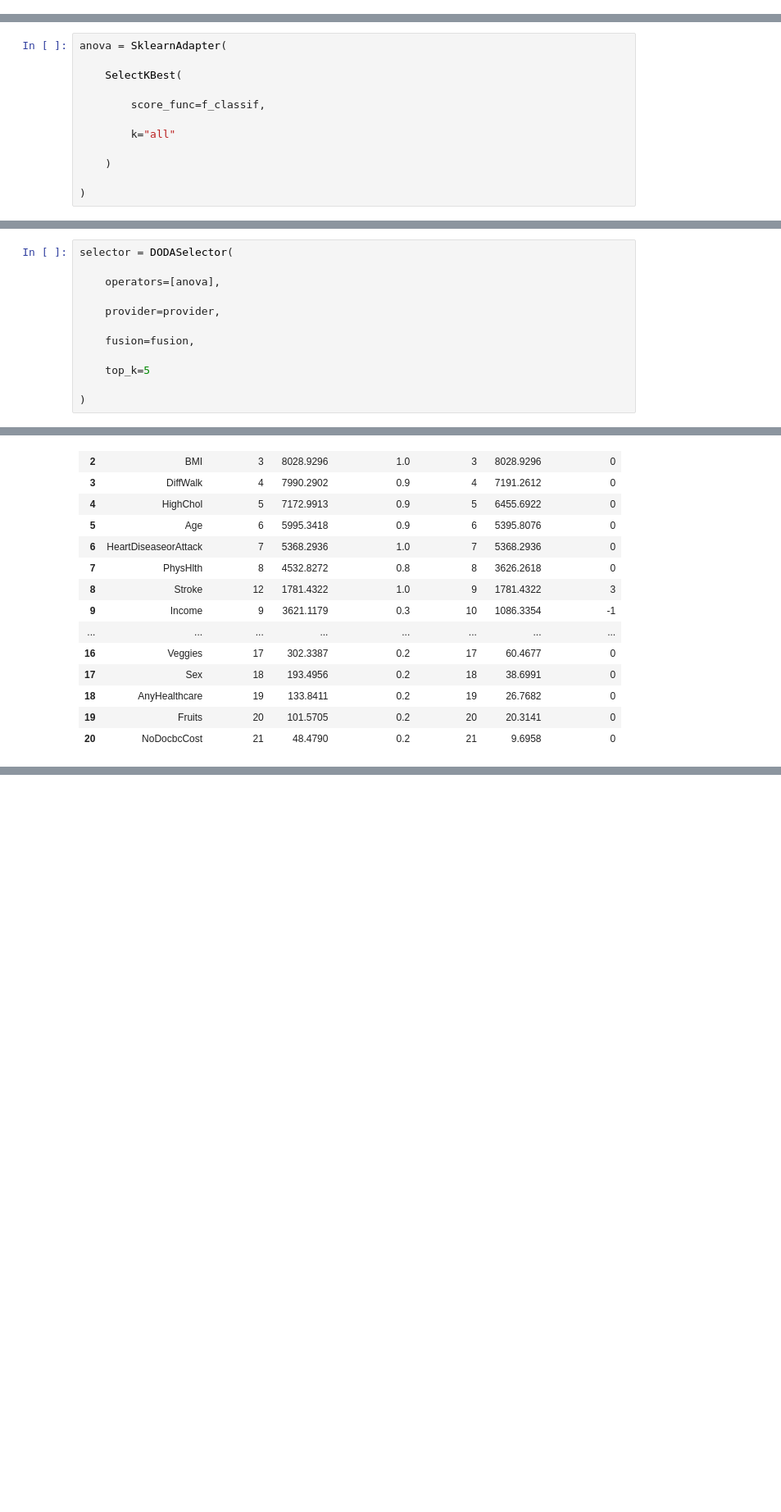
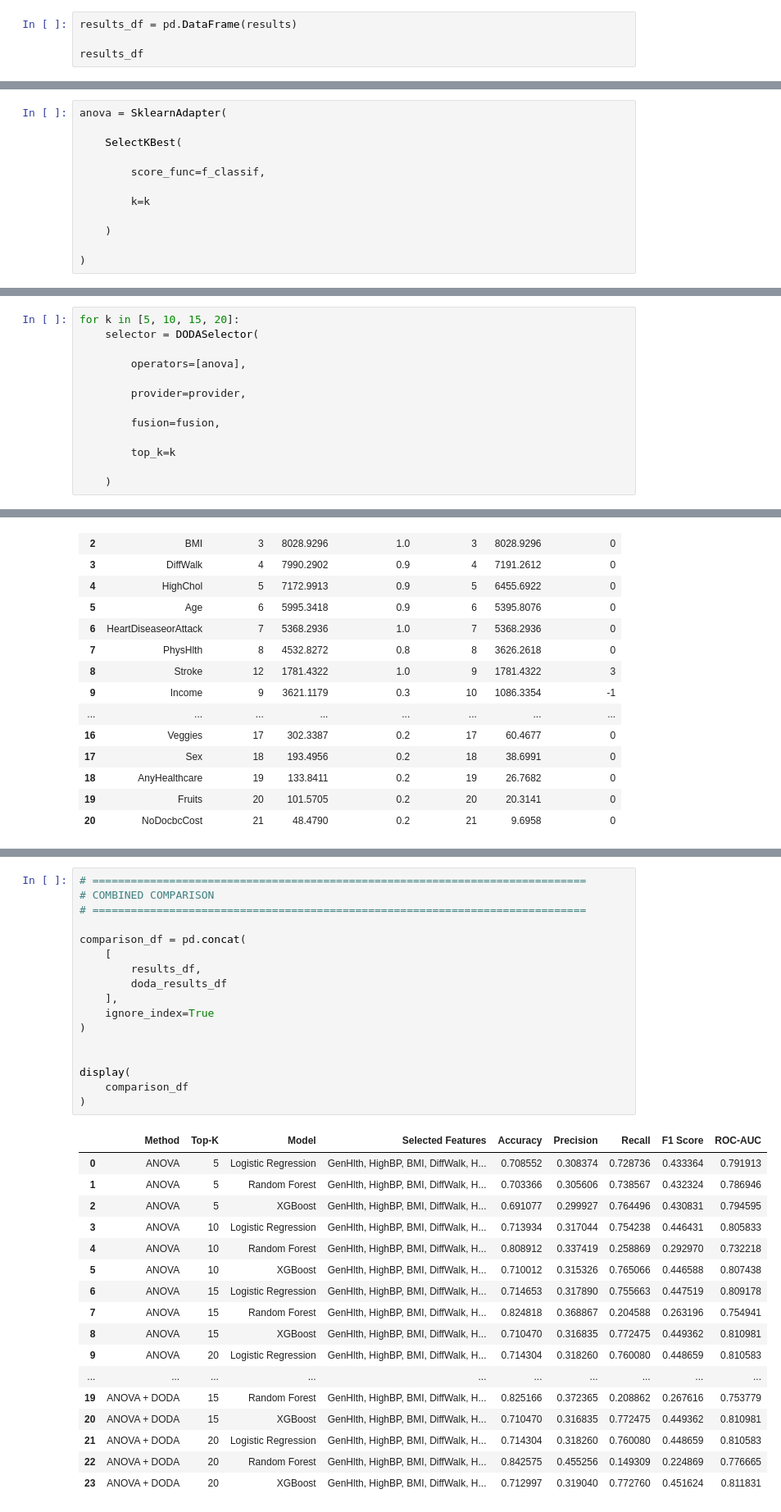
Before and after one commit to anandha-3679/msc_research, a Jupyter notebook: notebooks/anandha/Diabetes/diabetes_doda.ipynb, the cells around one changed output, grey strips where cells are left out. Shown at 82% size. Cells and saved outputs as stored; diff of their text form; blank space fills up the shorter version.

Commit message:
changed the experiment method - annova baseline experiment completed

```diff
--- a/notebooks/anandha/Diabetes/diabetes_doda.ipynb
+++ b/notebooks/anandha/Diabetes/diabetes_doda.ipynb
@@ -494,0 +683,4 @@ Scaler saved successfully
+# %%
+results_df = pd.DataFrame(results)
+
+results_df
@@ -510,7 +742,7 @@ anova = SklearnAdapter(
 
         score_func=f_classif,
 
-        k="all"
+        k=k
 
     )
 
@@ -524,17 +756,18 @@ provider = JSONProvider(
 # %%
 fusion = HadamardFusion()
 # %%
-selector = DODASelector(
+for k in [5, 10, 15, 20]:
+    selector = DODASelector(
 
-    operators=[anova],
+        operators=[anova],
 
-    provider=provider,
+        provider=provider,
 
-    fusion=fusion,
+        fusion=fusion,
 
-    top_k=5
+        top_k=k
 
-)
+    )
 # %%
 X_train_selected = selector.fit_transform(
 
@@ -708,0 +1030,35 @@ comparison
+# %%
+# =============================================================================
+# COMBINED COMPARISON
+# =============================================================================
+
+comparison_df = pd.concat(
+    [
+        results_df,
+        doda_results_df
+    ],
+    ignore_index=True
+)
+
+
+display(
+    comparison_df
+)
+# %% [output]
+|  | Method | Top-K | Model | Selected Features | Accuracy | Precision | Recall | F1 Score | ROC-AUC |
+| 0 | ANOVA | 5 | Logistic Regression | GenHlth, HighBP, BMI, DiffWalk, H... | 0.708552 | 0.308374 | 0.728736 | 0.433364 | 0.791913 |
+| 1 | ANOVA | 5 | Random Forest | GenHlth, HighBP, BMI, DiffWalk, H... | 0.703366 | 0.305606 | 0.738567 | 0.432324 | 0.786946 |
+| 2 | ANOVA | 5 | XGBoost | GenHlth, HighBP, BMI, DiffWalk, H... | 0.691077 | 0.299927 | 0.764496 | 0.430831 | 0.794595 |
+| 3 | ANOVA | 10 | Logistic Regression | GenHlth, HighBP, BMI, DiffWalk, H... | 0.713934 | 0.317044 | 0.754238 | 0.446431 | 0.805833 |
+| 4 | ANOVA | 10 | Random Forest | GenHlth, HighBP, BMI, DiffWalk, H... | 0.808912 | 0.337419 | 0.258869 | 0.292970 | 0.732218 |
+| 5 | ANOVA | 10 | XGBoost | GenHlth, HighBP, BMI, DiffWalk, H... | 0.710012 | 0.315326 | 0.765066 | 0.446588 | 0.807438 |
+| 6 | ANOVA | 15 | Logistic Regression | GenHlth, HighBP, BMI, DiffWalk, H... | 0.714653 | 0.317890 | 0.755663 | 0.447519 | 0.809178 |
+| 7 | ANOVA | 15 | Random Forest | GenHlth, HighBP, BMI, DiffWalk, H... | 0.824818 | 0.368867 | 0.204588 | 0.263196 | 0.754941 |
+| 8 | ANOVA | 15 | XGBoost | GenHlth, HighBP, BMI, DiffWalk, H... | 0.710470 | 0.316835 | 0.772475 | 0.449362 | 0.810981 |
+| 9 | ANOVA | 20 | Logistic Regression | GenHlth, HighBP, BMI, DiffWalk, H... | 0.714304 | 0.318260 | 0.760080 | 0.448659 | 0.810583 |
+| ... | ... | ... | ... | ... | ... | ... | ... | ... | ... |
+| 19 | ANOVA + DODA | 15 | Random Forest | GenHlth, HighBP, BMI, DiffWalk, H... | 0.825166 | 0.372365 | 0.208862 | 0.267616 | 0.753779 |
+| 20 | ANOVA + DODA | 15 | XGBoost | GenHlth, HighBP, BMI, DiffWalk, H... | 0.710470 | 0.316835 | 0.772475 | 0.449362 | 0.810981 |
+| 21 | ANOVA + DODA | 20 | Logistic Regression | GenHlth, HighBP, BMI, DiffWalk, H... | 0.714304 | 0.318260 | 0.760080 | 0.448659 | 0.810583 |
+| 22 | ANOVA + DODA | 20 | Random Forest | GenHlth, HighBP, BMI, DiffWalk, H... | 0.842575 | 0.455256 | 0.149309 | 0.224869 | 0.776665 |
+| 23 | ANOVA + DODA | 20 | XGBoost | GenHlth, HighBP, BMI, DiffWalk, H... | 0.712997 | 0.319040 | 0.772760 | 0.451624 | 0.811831 |
```
Also changed, not shown: parts of 13 cells of this notebook, 1 other file.
